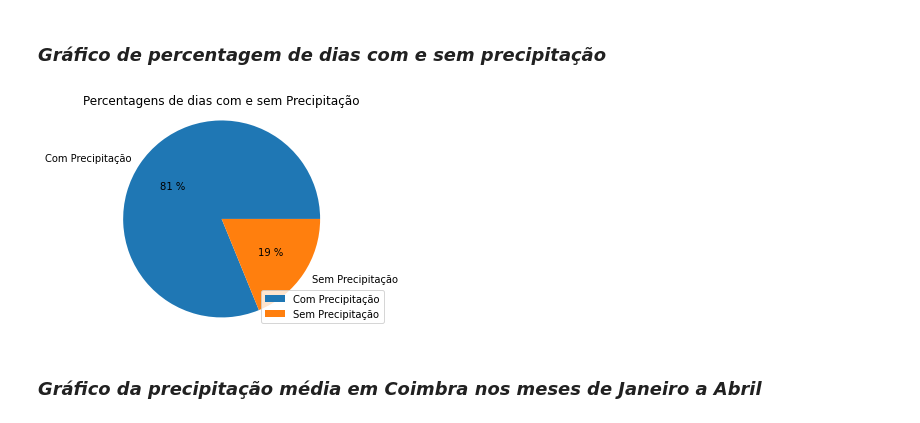
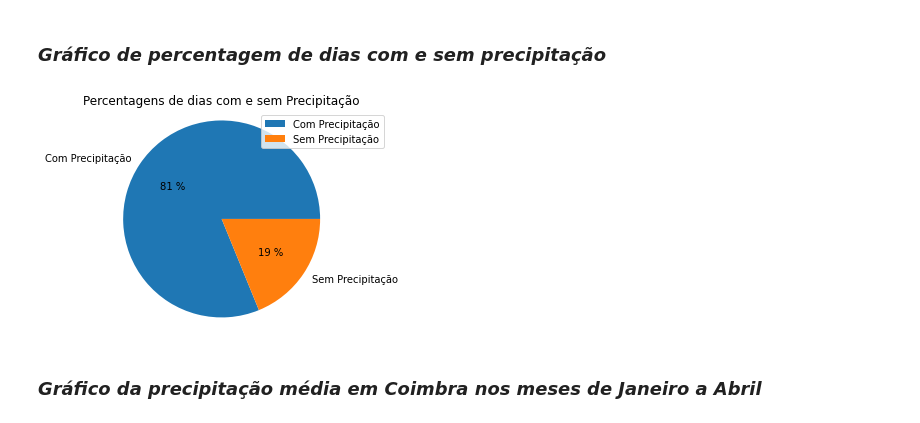
Before and after one commit to grupopai02/Analise_Precipitacao_Coimbra, a Jupyter notebook: Precipitação_coimbra.ipynb, the cells around one changed output. Drawn from its saved outputs; the diff is of its cells as text; code cells hidden in the pictures.

```diff
--- a/Precipitação_coimbra.ipynb
+++ b/Precipitação_coimbra.ipynb
@@ -251,20 +225,20 @@ No período de tempo registado, a percentagem de dias de chuva foi: 18.823529411
 # %%
 #definir os dados para inserir no grafico
 ListaTotal = [prec, sem_prec]
 Labels = ['Com Precipitação','Sem Precipitação']
 
 #definir o grafico (dados, labels, percentagem)
 plt.pie(ListaTotal, labels=Labels, autopct="%0.0f %%")
 
 #labels do grafico
 plt.title('Percentagens de dias com e sem Precipitação')
-plt.legend(loc='lower right')
+plt.legend(loc='upper right')
 plt.axis("equal")
 
 #mostrar o grafico
 plt.show()
 # %% [output]
-[figure, old version]
+[figure, new version]
 # %% [markdown]
 ### *Gráfico da precipitação média em Coimbra nos meses de Janeiro a Abril*
 # %%
```
Also changed, not shown: parts of 4 cells of this notebook.
